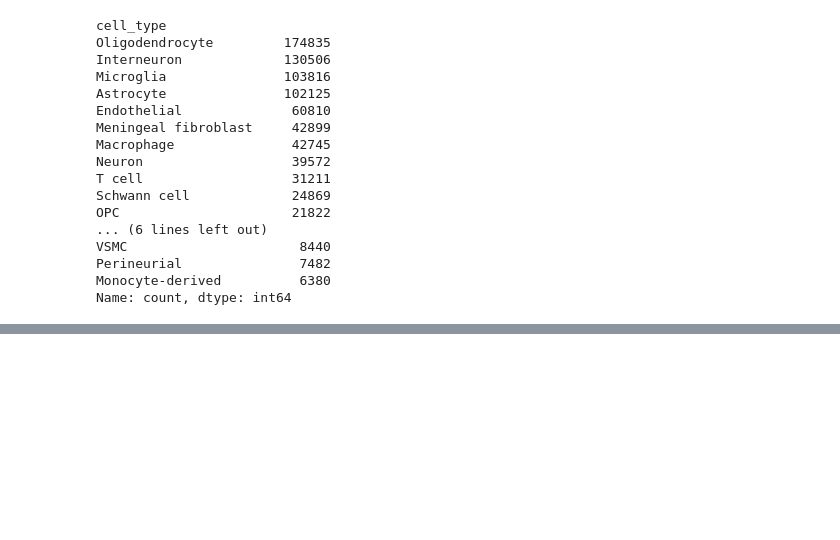
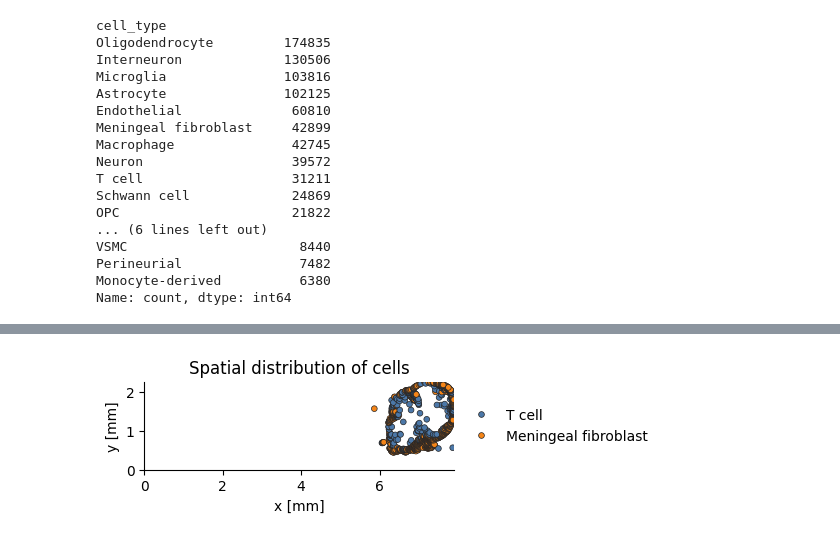
Before and after one commit to christoffermattssonlangseth/osdr-srt, a Jupyter notebook: xenium_OSDR.ipynb, the cells around one changed output, grey strips where cells are left out. Cells and saved outputs as stored; diff of their text form; code cells hidden in the pictures; blank space fills up the shorter version.

```diff
--- a/xenium_OSDR.ipynb
+++ b/xenium_OSDR.ipynb
@@ -202,0 +278,7 @@ KeyboardInterrupt:
+# %%
+from tdm.plot.tissue import plot_tissue
+
+tissue = ana.tissues[50]
+plot_tissue(tissue)
+# %% [output]
+[figure, added]
```
Also changed, not shown: parts of 20 cells of this notebook, 1 other file.
